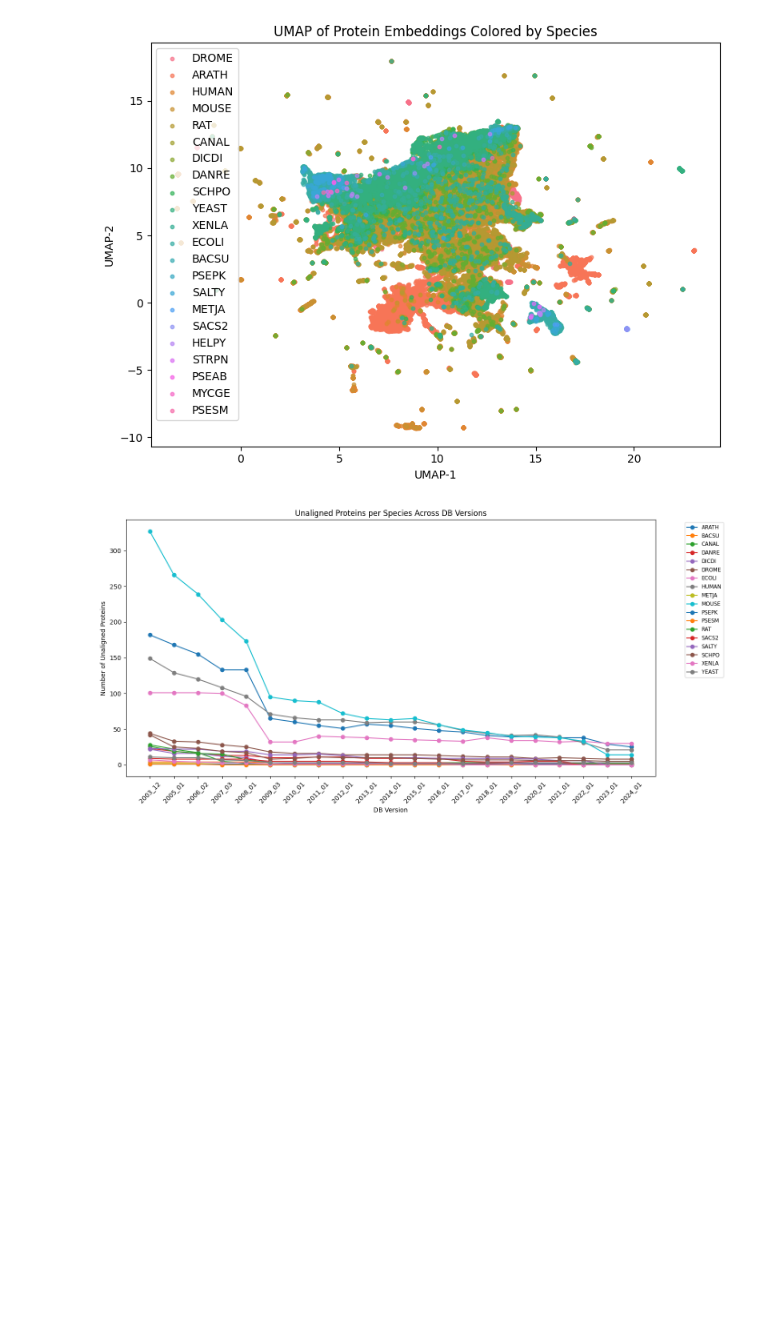
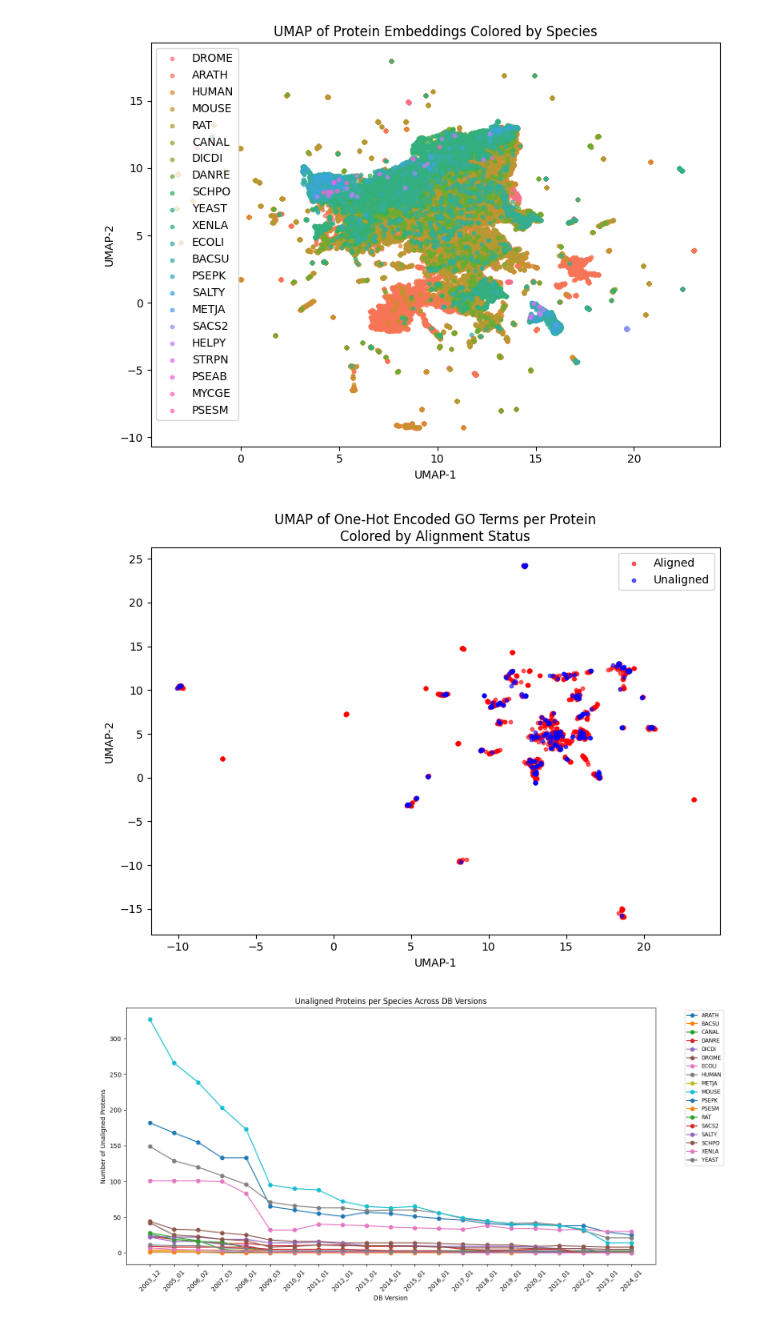
Before and after one commit to atoffano/PFP_baselines, a Jupyter notebook: embedding_explo.ipynb, the cells around one changed output. Drawn from its saved outputs; the diff is of its cells as text; code cells hidden in the pictures; blank space fills up the shorter version.

```diff
--- a/embedding_explo.ipynb
+++ b/embedding_explo.ipynb
@@ -356,6 +356,51 @@ plt.tight_layout()
 plt.show()
 # %% [output]
 [figure]
+# %%
+import pandas as pd
+import umap
+import matplotlib.pyplot as plt
+
+# Load GO term annotation files for each ontology
+bpo_terms = pd.read_csv('/home/atoffano/PFP_baselines/D1_test_annotations/D1_BPO_test.tsv', sep='\t')
+cco_terms = pd.read_csv('/home/atoffano/PFP_baselines/D1_test_annotations/D1_CCO_test.tsv', sep='\t')
+mfo_terms = pd.read_csv('/home/atoffano/PFP_baselines/D1_test_annotations/D1_MFO_test.tsv', sep='\t')
+
+# Concatenate all term mappings
+all_terms = pd.concat([bpo_terms, cco_terms, mfo_terms], ignore_index=True)
+all_terms = all_terms.rename(columns={'target_ID': 'target_id', 'term_ID': 'term_ID'})
+
+# One-hot encoding: rows=protein, columns=GO terms
+onehot = pd.crosstab(all_terms['target_id'], all_terms['term_ID'])
+
+# Prepare aligned/unaligned sets
+unaligned_bpo = set(pd.read_csv('/home/atoffano/PFP_baselines/2014_01/baselines_D1_2014_01_BPO/unaligned_proteins_D1_2014_01_BPO.txt', header=None)[0])
+unaligned_cco = set(pd.read_csv('/home/atoffano/PFP_baselines/2014_01/baselines_D1_2014_01_CCO/unaligned_proteins_D1_2014_01_CCO.txt', header=None)[0])
+unaligned_mfo = set(pd.read_csv('/home/atoffano/PFP_baselines/2014_01/baselines_D1_2014_01_MFO/unaligned_proteins_D1_2014_01_MFO.txt', header=None)[0])
+unaligned_proteins = unaligned_bpo.union(unaligned_cco).union(unaligned_mfo)
+
+# Assign alignment status
+alignment = onehot.index.to_series().apply(lambda x: 'Unaligned' if x in unaligned_proteins else 'Aligned')
+
+# UMAP embedding
+umap_emb = umap.UMAP(random_state=42).fit_transform(onehot)
+
+# Plot with coloring
+import numpy as np
+colors = np.where(alignment == 'Unaligned', 'blue', 'red')
+
+plt.figure(figsize=(8, 6))
+for label, color in [('Aligned', 'red'), ('Unaligned', 'blue')]:
+    idx = (alignment == label).values
+    plt.scatter(umap_emb[idx, 0], umap_emb[idx, 1], c=color, label=label, alpha=0.6, s=10)
+plt.xlabel('UMAP-1')
+plt.ylabel('UMAP-2')
+plt.title('UMAP of One-Hot Encoded GO Terms per Protein\nColored by Alignment Status')
+plt.legend()
+plt.tight_layout()
+plt.show()
+# %% [output]
+[figure, added]
 # %%
 import os
 import pandas as pd
```
Also changed, not shown: parts of 5 cells of this notebook, 5 other files.
